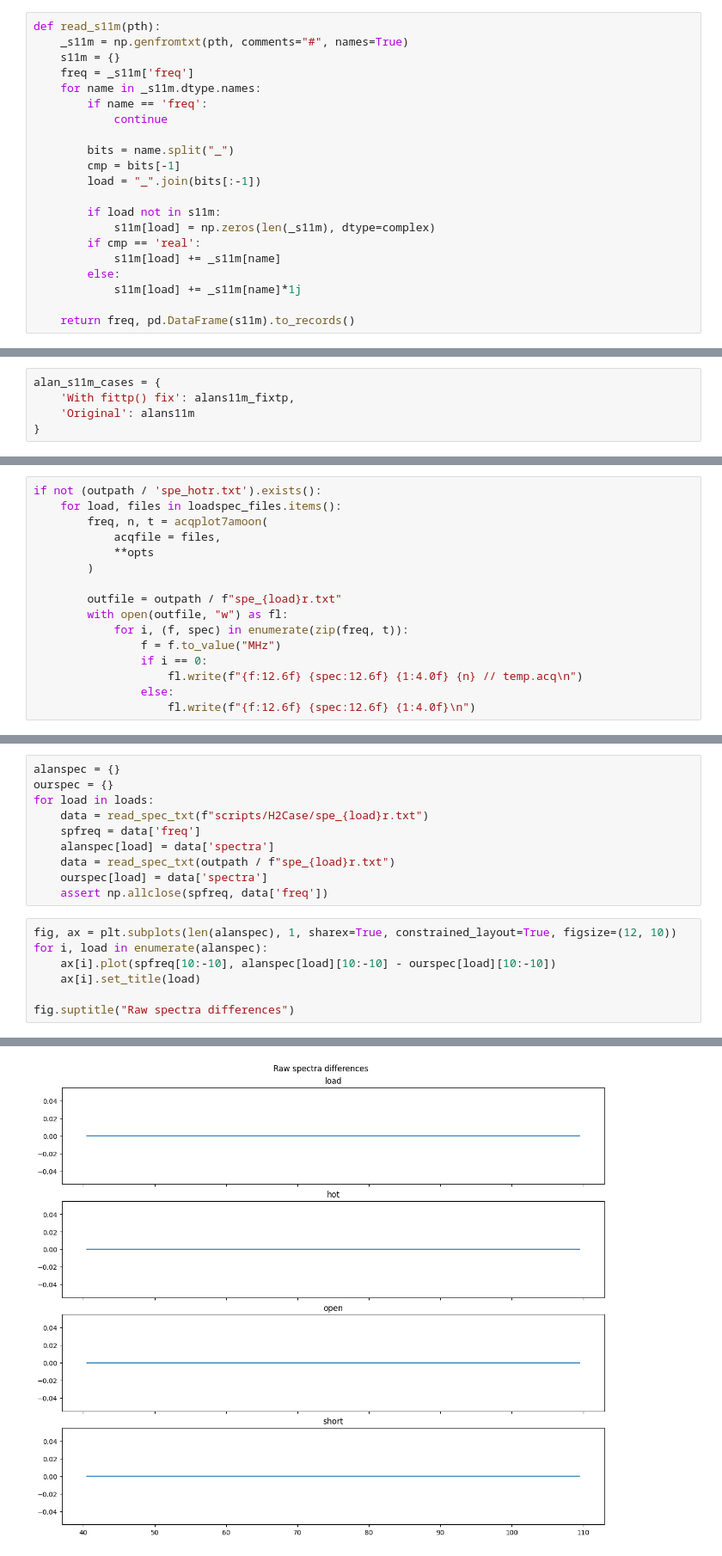
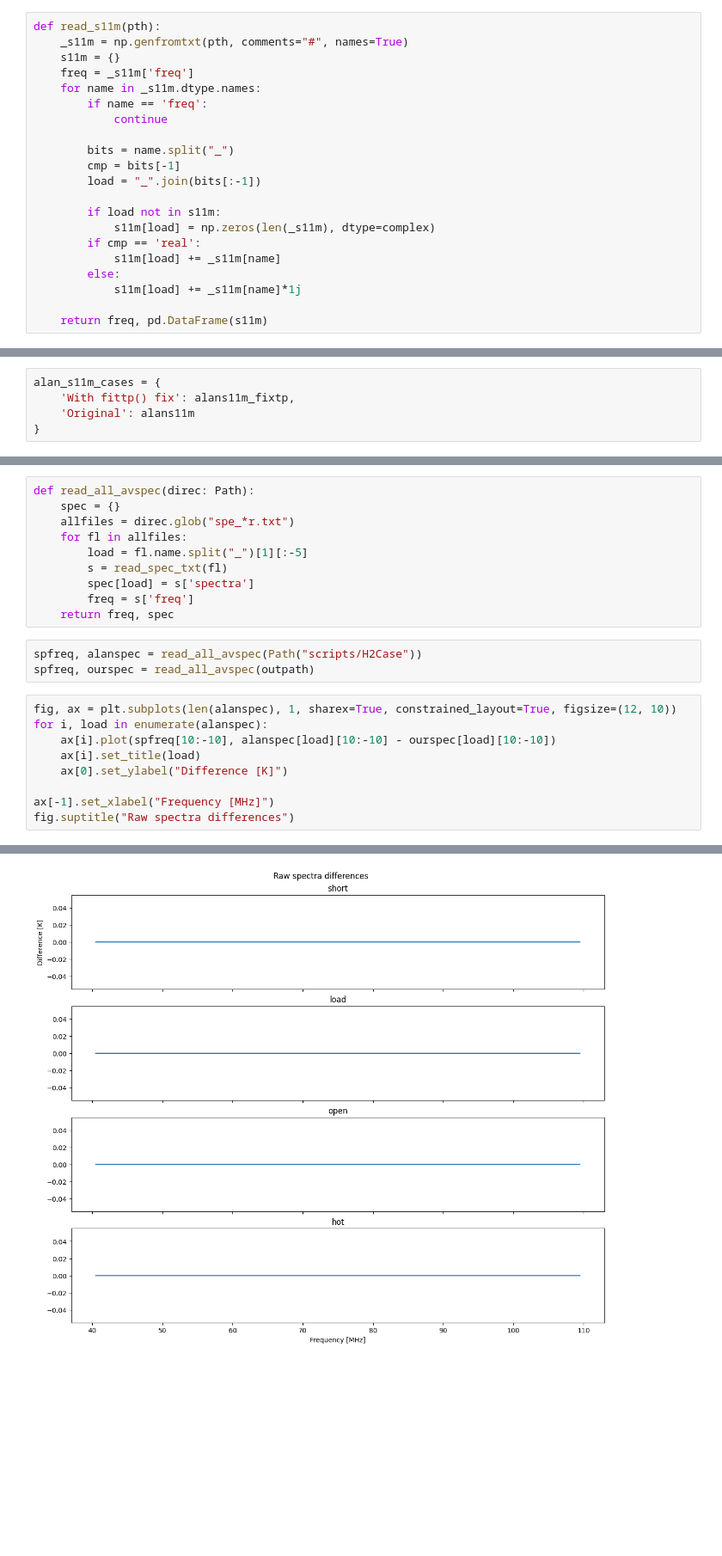
Before and after one commit to edges-collab/alans-pipeline, a Jupyter notebook: compare_edges_cal.ipynb, the cells around one changed output, grey strips where cells are left out. Shown at 86% size. Drawn from its saved outputs; the diff is of its cells as text; blank space fills up the shorter version.

```diff
--- a/compare_edges_cal.ipynb
+++ b/compare_edges_cal.ipynb
@@ -92,5 +92,5 @@ def read_s11m(pth):
         else:
             s11m[load] += _s11m[name]*1j
 
-    return freq, pd.DataFrame(s11m).to_records()
+    return freq, pd.DataFrame(s11m)
 # %%
@@ -241,16 +131,0 @@ opts = dict(
-# %%
-if not (outpath / 'spe_hotr.txt').exists():
-    for load, files in loadspec_files.items():
-        freq, n, t = acqplot7amoon(
-            acqfile = files,
-            **opts
-        )
-
-        outfile = outpath / f"spe_{load}r.txt"
-        with open(outfile, "w") as fl:
-            for i, (f, spec) in enumerate(zip(freq, t)):
-                f = f.to_value("MHz")
-                if i == 0:
-                    fl.write(f"{f:12.6f} {spec:12.6f} {1:4.0f} {n} // temp.acq\n")
-                else:
-                    fl.write(f"{f:12.6f} {spec:12.6f} {1:4.0f}\n")
@@ -257,20 +136,25 @@ if not (outpath / 'spe_hotr.txt').exists():
+# %%
+def read_all_avspec(direc: Path):
+    spec = {}
+    allfiles = direc.glob("spe_*r.txt")
+    for fl in allfiles:
+        load = fl.name.split("_")[1][:-5]
+        s = read_spec_txt(fl)
+        spec[load] = s['spectra']
+        freq = s['freq']
+    return freq, spec
 # %%
-alanspec = {}
-ourspec = {}
-for load in loads:
-    data = read_spec_txt(f"scripts/H2Case/spe_{load}r.txt")
-    spfreq = data['freq']
-    alanspec[load] = data['spectra']
-    data = read_spec_txt(outpath / f"spe_{load}r.txt")
-    ourspec[load] = data['spectra']
-    assert np.allclose(spfreq, data['freq'])
+spfreq, alanspec = read_all_avspec(Path("scripts/H2Case"))
+spfreq, ourspec = read_all_avspec(outpath)
 # %%
 fig, ax = plt.subplots(len(alanspec), 1, sharex=True, constrained_layout=True, figsize=(12, 10))
 for i, load in enumerate(alanspec):
     ax[i].plot(spfreq[10:-10], alanspec[load][10:-10] - ourspec[load][10:-10])
     ax[i].set_title(load)
+    ax[0].set_ylabel("Difference [K]")
 
+ax[-1].set_xlabel("Frequency [MHz]")
 fig.suptitle("Raw spectra differences")
 # %% [output]
 Text(0.5, 0.98, 'Raw spectra differences')
-[figure, old version]
+[figure, new version]
```
Also changed, not shown: parts of 35 cells of this notebook, 4 other files.
